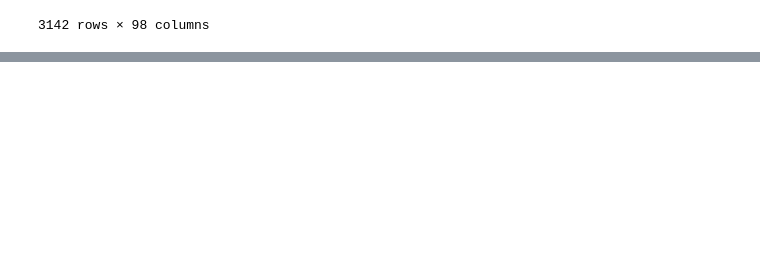
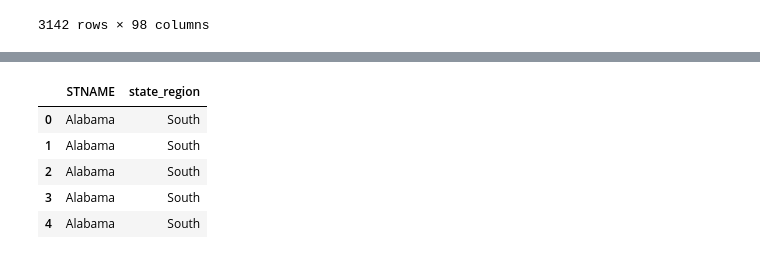
Before and after one commit to KhalidAlghamdi8/ProfessionalLearning, a Jupyter notebook: Applied Data Science with Python/Introduction to Data Science/Week 3/Week 3.ipynb, the cells around one changed output, grey strips where cells are left out. Drawn from its saved outputs; the diff is of its cells as text; code cells hidden in the pictures; blank space fills up the shorter version.

```diff
--- a/Applied Data Science with Python/Introduction to Data Science/Week 3/Week 3.ipynb
+++ b/Applied Data Science with Python/Introduction to Data Science/Week 3/Week 3.ipynb
@@ -239,0 +300,33 @@ timeit.timeit(sec_approach, number=10)
+# %%
+def get_state_region(x):
+    northeast = ['Connecticut', 'Maine', 'Massachusetts', 'New Hampshire',
+                 'Rhode Island','Vermont','New York','New Jersey','Pennsylvania']
+    midwest = ['Illinois','Indiana','Michigan','Ohio','Wisconsin','Iowa',
+               'Kansas','Minnesota','Missouri','Nebraska','North Dakota',
+               'South Dakota']
+    south = ['Delaware','Florida','Georgia','Maryland','North Carolina',
+             'South Carolina','Virginia','District of Columbia','West Virginia',
+             'Alabama','Kentucky','Mississippi','Tennessee','Arkansas',
+             'Louisiana','Oklahoma','Texas']
+    west = ['Arizona','Colorado','Idaho','Montana','Nevada','New Mexico','Utah',
+            'Wyoming','Alaska','California','Hawaii','Oregon','Washington']
+
+    if x in northeast:
+        return 'Northeast'
+    elif x in midwest:
+        return 'Midwest'
+    elif x in south:
+        return 'South'
+    else:
+        return 'West'
+# %%
+df['state_region'] = df['STNAME'].apply(lambda x: get_state_region(x))
+# %%
+df[['STNAME','state_region']].head()
+# %% [output]
+|  | STNAME | state_region |
+| 0 | Alabama | South |
+| 1 | Alabama | South |
+| 2 | Alabama | South |
+| 3 | Alabama | South |
+| 4 | Alabama | South |
```
Also changed, not shown: parts of 7 cells of this notebook.
